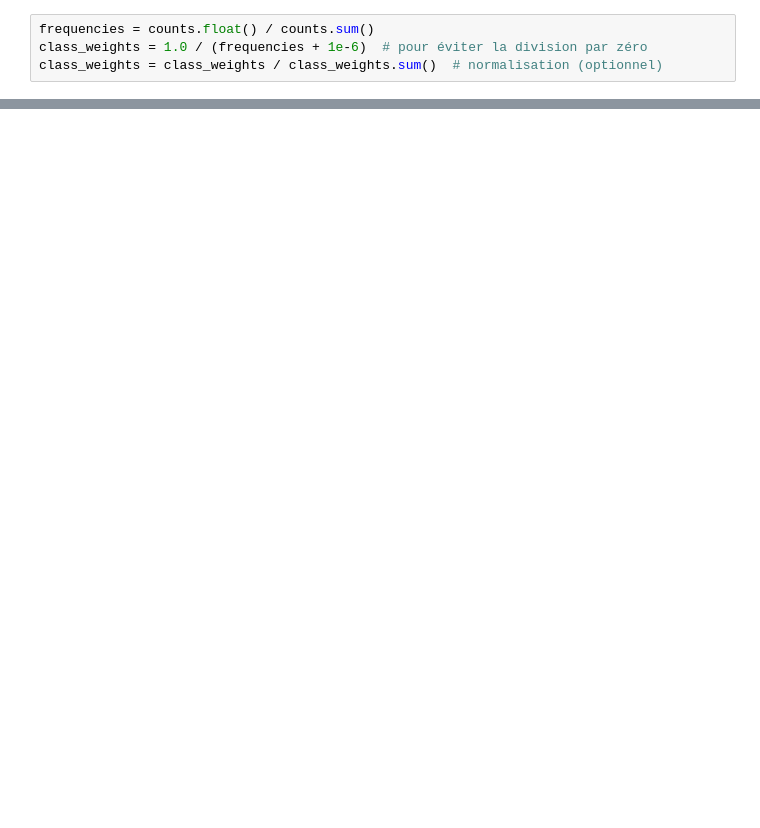
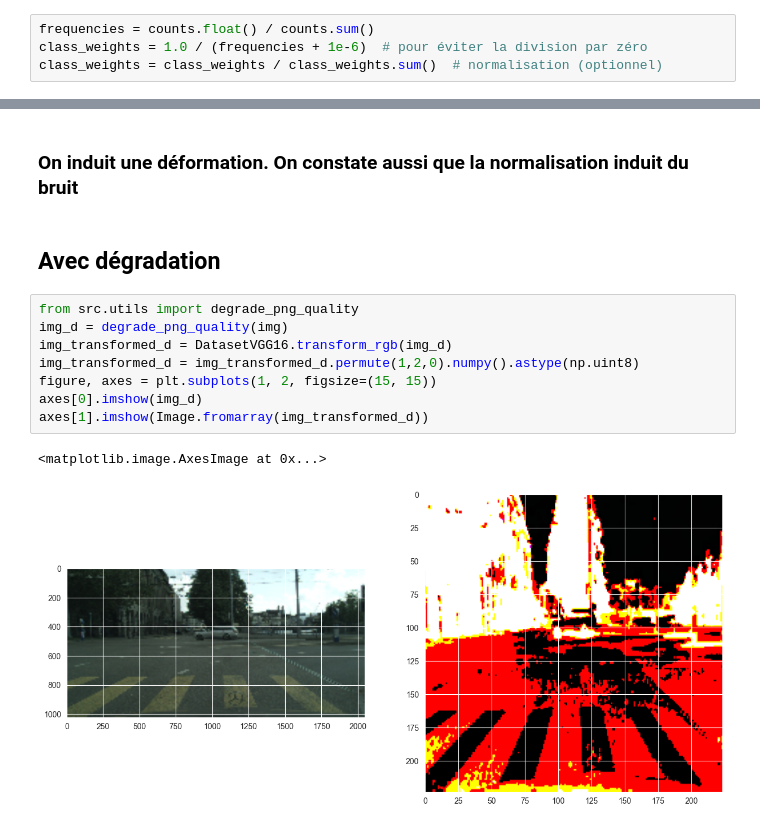
Before and after one commit to Wonters/future_vision_transport, a Jupyter notebook: analyse.ipynb, the cells around one changed output, grey strips where cells are left out. Cells and saved outputs as stored; diff of their text form; blank space fills up the shorter version.

```diff
--- a/analyse.ipynb
+++ b/analyse.ipynb
@@ -120,0 +172,15 @@ tensor([0.0659, 0.0129, 0.0237, 0.2786, 0.0323, 0.1364, 0.3848, 0.0655])
+# %% [markdown]
+### On induit une déformation. On constate aussi que la normalisation induit du bruit
+# %% [markdown]
+## Avec dégradation
+# %%
+from src.utils import degrade_png_quality
+img_d = degrade_png_quality(img)
+img_transformed_d = DatasetVGG16.transform_rgb(img_d)
+img_transformed_d = img_transformed_d.permute(1,2,0).numpy().astype(np.uint8)
+figure, axes = plt.subplots(1, 2, figsize=(15, 15))
+axes[0].imshow(img_d)
+axes[1].imshow(Image.fromarray(img_transformed_d))
+# %% [output]
+<matplotlib.image.AxesImage at 0x...>
+[figure, added]
```
Also changed, not shown: parts of 18 cells of this notebook, 7 other files.
